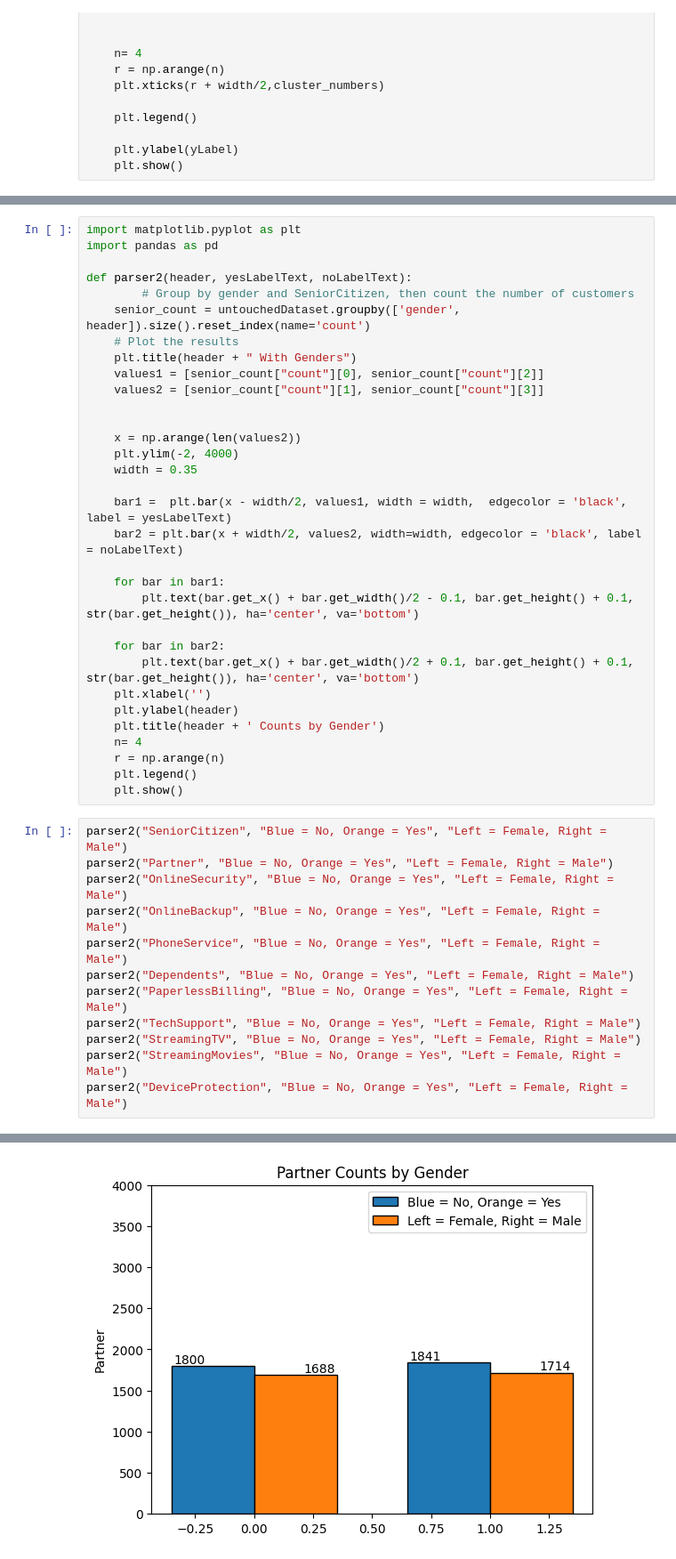
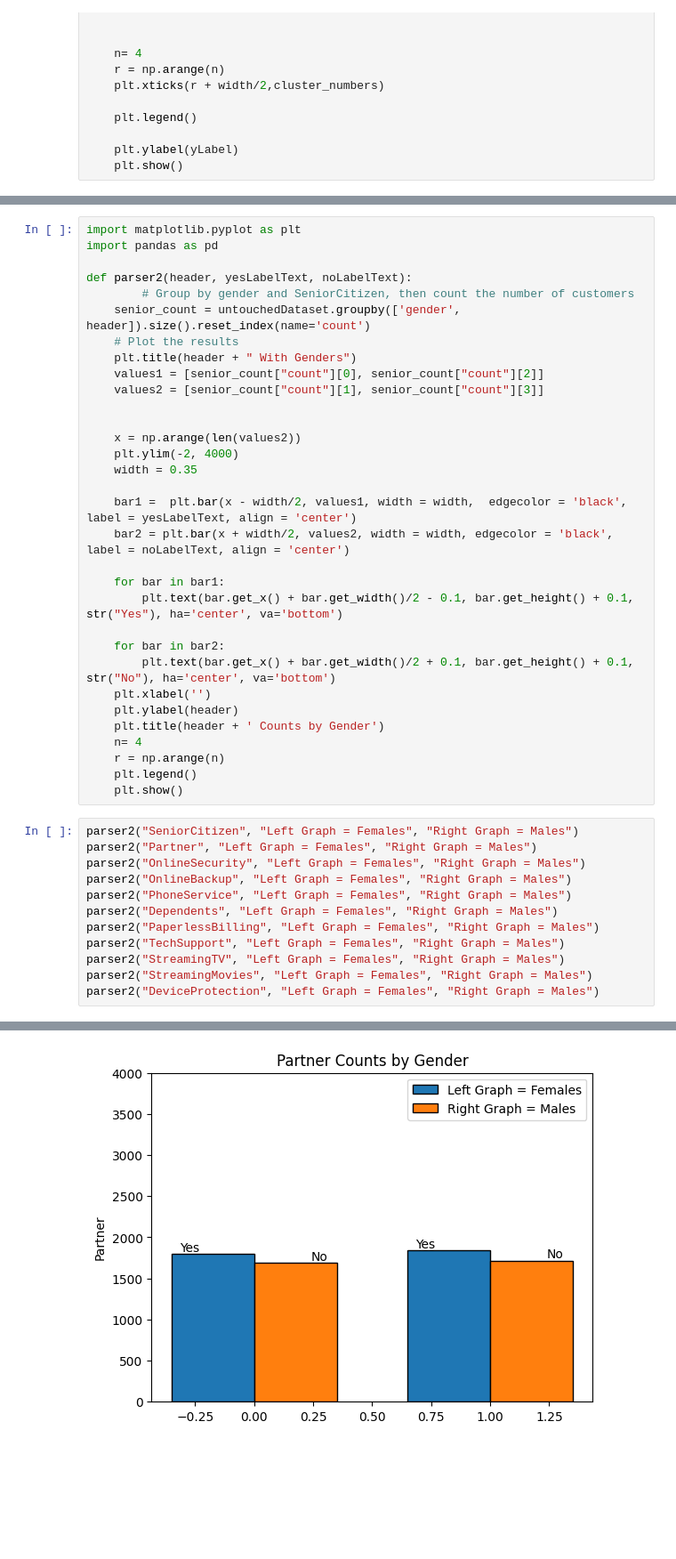
Before and after one commit to WaterArchery/DataChanger, a Jupyter notebook: dataparser-python/Birch.ipynb, the cells around one changed output, grey strips where cells are left out. Shown at 89% size. Saved outputs shown, nothing was run; the diff lists cells and outputs as text; blank space fills up the shorter version.

```diff
--- a/dataparser-python/Birch.ipynb
+++ b/dataparser-python/Birch.ipynb
@@ -383,14 +383,14 @@ def parser2(header, yesLabelText, noLabelText):
     plt.ylim(-2, 4000)
     width = 0.35
 
-    bar1 =  plt.bar(x - width/2, values1, width = width,  edgecolor = 'black', label = yesLabelText)
-    bar2 = plt.bar(x + width/2, values2, width=width, edgecolor = 'black', label = noLabelText)
+    bar1 =  plt.bar(x - width/2, values1, width = width,  edgecolor = 'black', label = yesLabelText, align = 'center')
+    bar2 = plt.bar(x + width/2, values2, width = width, edgecolor = 'black', label = noLabelText, align = 'center')
 
     for bar in bar1:
-        plt.text(bar.get_x() + bar.get_width()/2 - 0.1, bar.get_height() + 0.1, str(bar.get_height()), ha='center', va='bottom')
+        plt.text(bar.get_x() + bar.get_width()/2 - 0.1, bar.get_height() + 0.1, str("Yes"), ha='center', va='bottom')
 
     for bar in bar2:
-        plt.text(bar.get_x() + bar.get_width()/2 + 0.1, bar.get_height() + 0.1, str(bar.get_height()), ha='center', va='bottom')
+        plt.text(bar.get_x() + bar.get_width()/2 + 0.1, bar.get_height() + 0.1, str("No"), ha='center', va='bottom')
     plt.xlabel('')
     plt.ylabel(header)
     plt.title(header + ' Counts by Gender')
@@ -399,15 +399,15 @@ def parser2(header, yesLabelText, noLabelText):
     plt.legend()
     plt.show()
 # %%
-parser2("SeniorCitizen", "Blue = No, Orange = Yes", "Left = Female, Right = Male")
-parser2("Partner", "Blue = No, Orange = Yes", "Left = Female, Right = Male")
-parser2("OnlineSecurity", "Blue = No, Orange = Yes", "Left = Female, Right = Male")
-parser2("OnlineBackup", "Blue = No, Orange = Yes", "Left = Female, Right = Male")
-parser2("PhoneService", "Blue = No, Orange = Yes", "Left = Female, Right = Male")
-parser2("Dependents", "Blue = No, Orange = Yes", "Left = Female, Right = Male")
-parser2("PaperlessBilling", "Blue = No, Orange = Yes", "Left = Female, Right = Male")
-parser2("TechSupport", "Blue = No, Orange = Yes", "Left = Female, Right = Male")
-parser2("StreamingTV", "Blue = No, Orange = Yes", "Left = Female, Right = Male")
-parser2("StreamingMovies", "Blue = No, Orange = Yes", "Left = Female, Right = Male")
-parser2("DeviceProtection", "Blue = No, Orange = Yes", "Left = Female, Right = Male")
+parser2("SeniorCitizen", "Left Graph = Females", "Right Graph = Males")
+parser2("Partner", "Left Graph = Females", "Right Graph = Males")
+parser2("OnlineSecurity", "Left Graph = Females", "Right Graph = Males")
+parser2("OnlineBackup", "Left Graph = Females", "Right Graph = Males")
+parser2("PhoneService", "Left Graph = Females", "Right Graph = Males")
+parser2("Dependents", "Left Graph = Females", "Right Graph = Males")
+parser2("PaperlessBilling", "Left Graph = Females", "Right Graph = Males")
+parser2("TechSupport", "Left Graph = Females", "Right Graph = Males")
+parser2("StreamingTV", "Left Graph = Females", "Right Graph = Males")
+parser2("StreamingMovies", "Left Graph = Females", "Right Graph = Males")
+parser2("DeviceProtection", "Left Graph = Females", "Right Graph = Males")
 # %% [output]
@@ -423 +415 @@ parser2("DeviceProtection", "Blue = No, Orange = Yes", "Left = Female, Right = M
-[figure, old version]
+[figure, new version]
```
Also changed, not shown: parts of 1 cell of this notebook, 1 other file.
